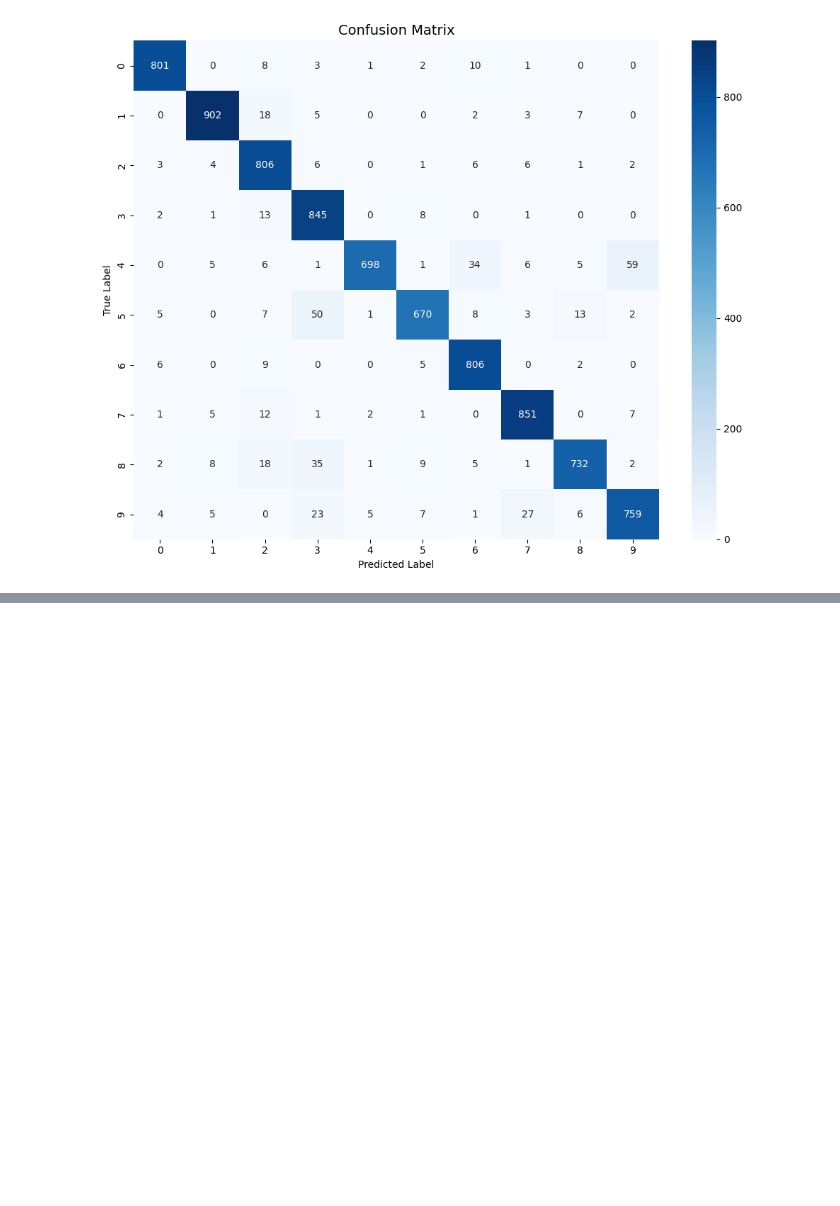
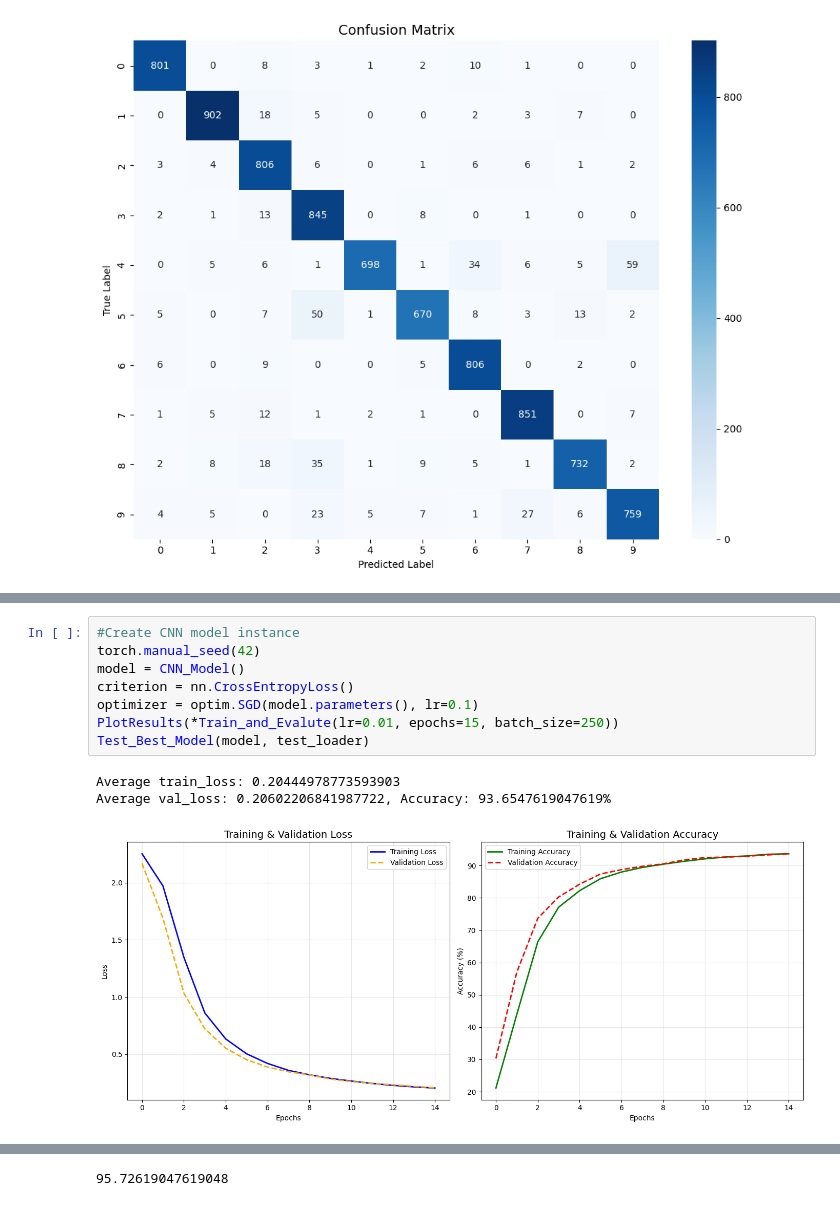
Before and after one commit to Albakatoshy/ML-Practice-and-Labs, a Jupyter notebook: 03-Neural-Networks/MINST_DigitRecognition.ipynb, the cells around one changed output, grey strips where cells are left out. Drawn from its saved outputs; the diff is of its cells as text; blank space fills up the shorter version.

```diff
--- a/03-Neural-Networks/MINST_DigitRecognition.ipynb
+++ b/03-Neural-Networks/MINST_DigitRecognition.ipynb
@@ -400,0 +475,12 @@ Test Loss: 0.2086, Test Accuracy: 93.69%
+# %%
+#Create CNN model instance
+torch.manual_seed(42)
+model = CNN_Model()
+criterion = nn.CrossEntropyLoss()
+optimizer = optim.SGD(model.parameters(), lr=0.1)
+PlotResults(*Train_and_Evalute(lr=0.01, epochs=15, batch_size=250))
+Test_Best_Model(model, test_loader)
+# %% [output]
+Average train_loss: 0.20444978773593903
+Average val_loss: 0.20602206841987722, Accuracy: 93.6547619047619%
+[figure, added]
@@ -400,0 +488 @@ Test Loss: 0.2086, Test Accuracy: 93.69%
+95.72619047619048
```
Also changed, not shown: parts of 6 cells of this notebook.
